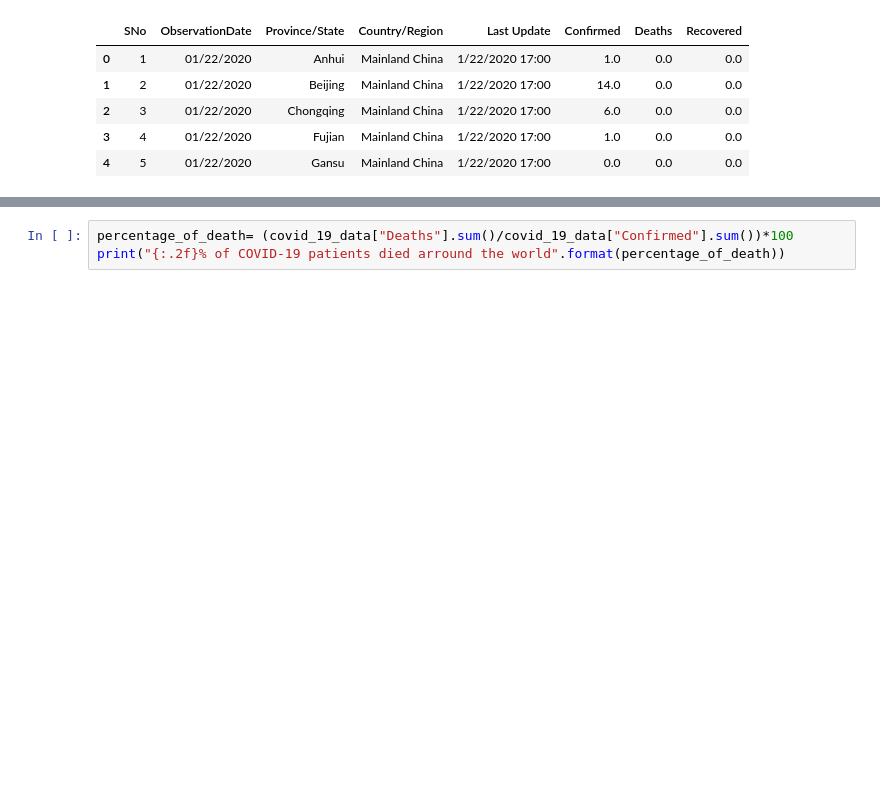
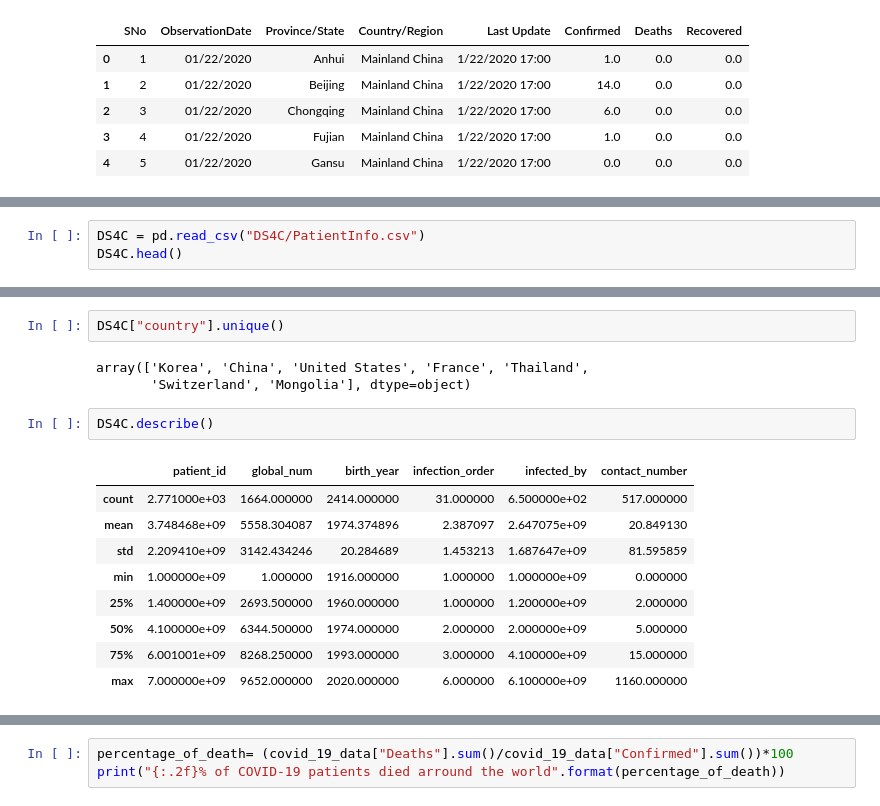
Before and after one commit to abdullahtarek/Coronavirus_insights, a Jupyter notebook: Corona_virus_insights.ipynb, the cells around one changed output, grey strips where cells are left out. Drawn from its saved outputs; the diff is of its cells as text; blank space fills up the shorter version.

```diff
--- a/Corona_virus_insights.ipynb
+++ b/Corona_virus_insights.ipynb
@@ -22,0 +84,3 @@ covid_19_data.head()
+# %%
+DS4C = pd.read_csv("DS4C/PatientInfo.csv")
+DS4C.head()
@@ -22,0 +94,17 @@ covid_19_data.head()
+# %%
+DS4C["country"].unique()
+# %% [output]
+array(['Korea', 'China', 'United States', 'France', 'Thailand',
+       'Switzerland', 'Mongolia'], dtype=object)
+# %%
+DS4C.describe()
+# %% [output]
+|  | patient_id | global_num | birth_year | infection_order | infected_by | contact_number |
+| count | 2.771000e+03 | 1664.000000 | 2414.000000 | 31.000000 | 6.500000e+02 | 517.000000 |
+| mean | 3.748468e+09 | 5558.304087 | 1974.374896 | 2.387097 | 2.647075e+09 | 20.849130 |
+| std | 2.209410e+09 | 3142.434246 | 20.284689 | 1.453213 | 1.687647e+09 | 81.595859 |
+| min | 1.000000e+09 | 1.000000 | 1916.000000 | 1.000000 | 1.000000e+09 | 0.000000 |
+| 25% | 1.400000e+09 | 2693.500000 | 1960.000000 | 1.000000 | 1.200000e+09 | 2.000000 |
+| 50% | 4.100000e+09 | 6344.500000 | 1974.000000 | 2.000000 | 2.000000e+09 | 5.000000 |
+| 75% | 6.001001e+09 | 8268.250000 | 1993.000000 | 3.000000 | 4.100000e+09 | 15.000000 |
+| max | 7.000000e+09 | 9652.000000 | 2020.000000 | 6.000000 | 6.100000e+09 | 1160.000000 |
```
Also changed, not shown: parts of 52 cells of this notebook.
